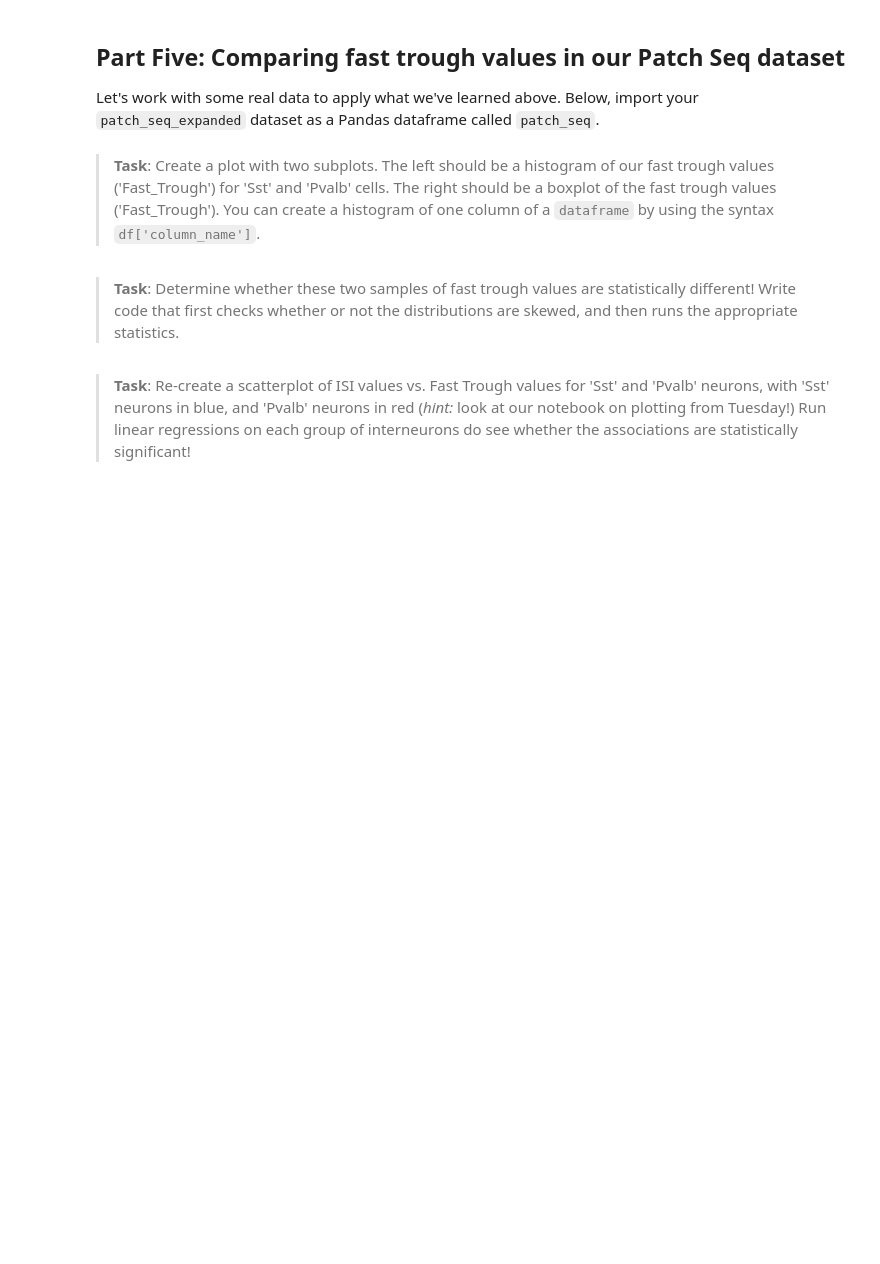
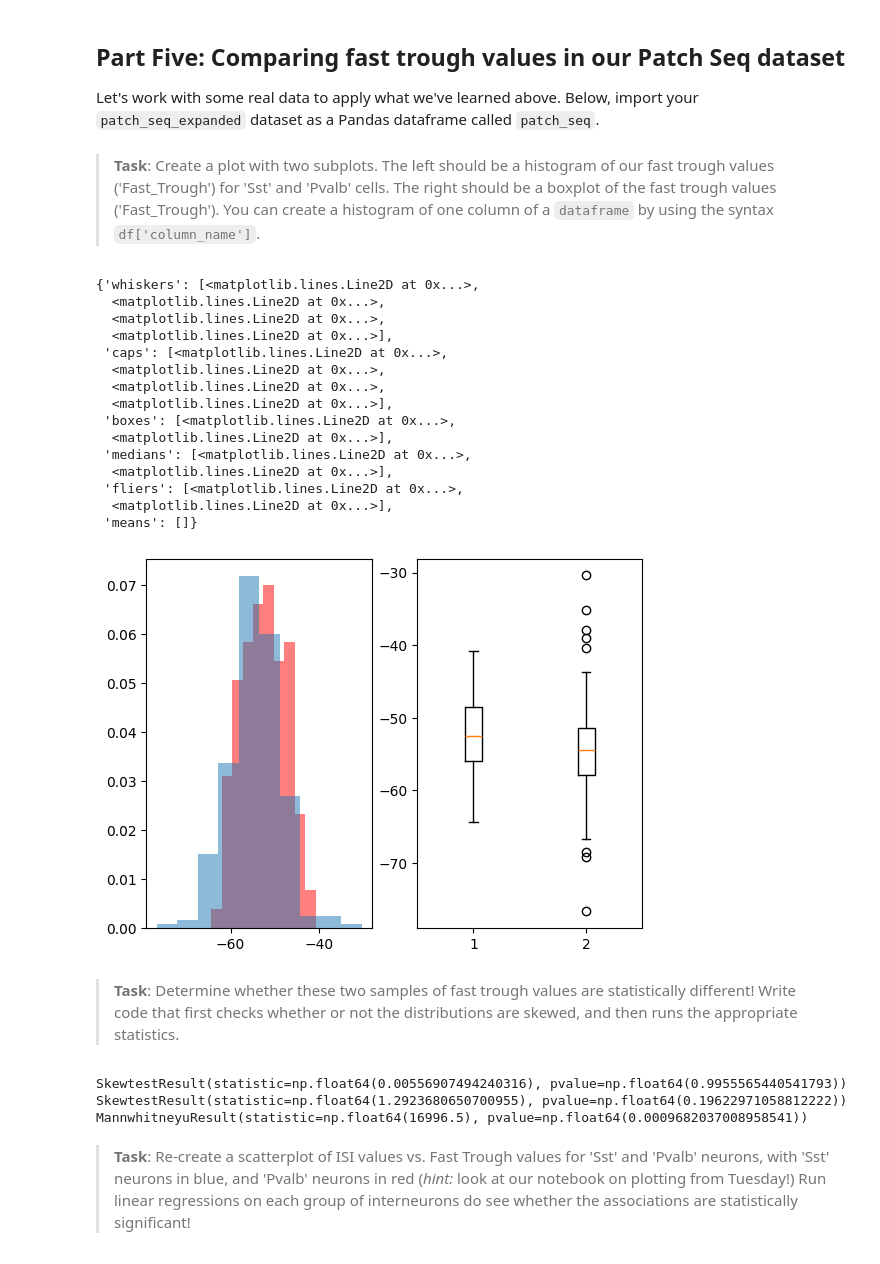
Before and after one commit to riggij-sys/Jake-Riggi-Repository, a Jupyter notebook: notebooks/Statistics_02_26_26.ipynb, the cells around one changed output. Saved outputs shown, nothing was run; the diff lists cells and outputs as text; code cells hidden in the pictures; blank space fills up the shorter version.

```diff
--- a/notebooks/Statistics_02_26_26.ipynb
+++ b/notebooks/Statistics_02_26_26.ipynb
@@ -223,18 +229,58 @@ stats.mannwhitneyu(skewed_pop,comparison_pop)#didn't get around to this
 Let's work with some real data to apply what we've learned above. Below, import your <code>patch_seq_expanded</code> dataset as a Pandas dataframe called <code>patch_seq</code>.
 # %%
 # Your code here!#didn't get around to this
+import pandas as pd
+url='https://raw.githubusercontent.com/hallockh/neur_265_spring2026/refs/heads/main/data/patch_seq_expanded.csv'
+patch_seq=pd.read_csv(url)
 # %% [markdown]
 ><b>Task</b>: Create a plot with two subplots. The left should be a histogram of our fast trough values ('Fast_Trough') for 'Sst' and 'Pvalb' cells. The right should be a boxplot of the fast trough values ('Fast_Trough'). You can create a histogram of one column of a <code>dataframe</code> by using the syntax <code>df['column_name']</code>.
 # %%
 # Your code here! Start with defining your subplot axes
+Sst_fast=patch_seq[patch_seq['Marker']=='Sst']
+pvalb_fast=patch_seq[patch_seq['Marker']=='Pvalb']
+fig, ax = plt.subplots(1,2)
+ax[0].hist(Sst_fast['Fast_Trough'], alpha=0.5, density=True, color='r')
+ax[0].hist(pvalb_fast['Fast_Trough'], alpha=0.5, density=True)
+
 
 # Next, make your histogram (see code cell in part three of this notebook for an example of how to make overlapping histograms)
 
 # Next, make your boxplot (see our notebook from Tuesday!)#didn't get around to this
+Sst_trough=Sst_fast['Fast_Trough']
+Pvalb_trough=pvalb_fast['Fast_Trough']
+b_series=pd.Series([Sst_trough,Pvalb_trough])
+data=b_series.tolist()
+ax[1].boxplot(data)
+# %% [output]
+{'whiskers': [<matplotlib.lines.Line2D at 0x...>,
+  <matplotlib.lines.Line2D at 0x...>,
+  <matplotlib.lines.Line2D at 0x...>,
+  <matplotlib.lines.Line2D at 0x...>],
+ 'caps': [<matplotlib.lines.Line2D at 0x...>,
+  <matplotlib.lines.Line2D at 0x...>,
+  <matplotlib.lines.Line2D at 0x...>,
+  <matplotlib.lines.Line2D at 0x...>],
+ 'boxes': [<matplotlib.lines.Line2D at 0x...>,
+  <matplotlib.lines.Line2D at 0x...>],
+ 'medians': [<matplotlib.lines.Line2D at 0x...>,
+  <matplotlib.lines.Line2D at 0x...>],
+ 'fliers': [<matplotlib.lines.Line2D at 0x...>,
+  <matplotlib.lines.Line2D at 0x...>],
+ 'means': []}
+[figure, added]
 # %% [markdown]
 ><b>Task</b>: Determine whether these two samples of fast trough values are statistically different! Write code that first checks whether or not the distributions are skewed, and then runs the appropriate statistics.
 # %%
 # Your code here#didn't get around to this
+
+print(stats.skewtest(Sst_trough))
+print(stats.skewtest(Pvalb_trough))
+
+print(stats.mannwhitneyu(Sst_trough,Pvalb_trough))
+# %% [output]
+SkewtestResult(statistic=np.float64(0.00556907494240316), pvalue=np.float64(0.9955565440541793))
+SkewtestResult(statistic=np.float64(1.2923680650700955), pvalue=np.float64(0.19622971058812222))
+MannwhitneyuResult(statistic=np.float64(16996.5), pvalue=np.float64(0.0009682037008958541))
 # %% [markdown]
 ><b>Task</b>: Re-create a scatterplot of ISI values vs. Fast Trough values for 'Sst' and 'Pvalb' neurons, with 'Sst' neurons in blue, and 'Pvalb' neurons in red (*hint:* look at our notebook on plotting from Tuesday!) Run linear regressions on each group of interneurons do see whether the associations are statistically significant!
 # %%
```
Also changed, not shown: parts of 9 cells of this notebook.
